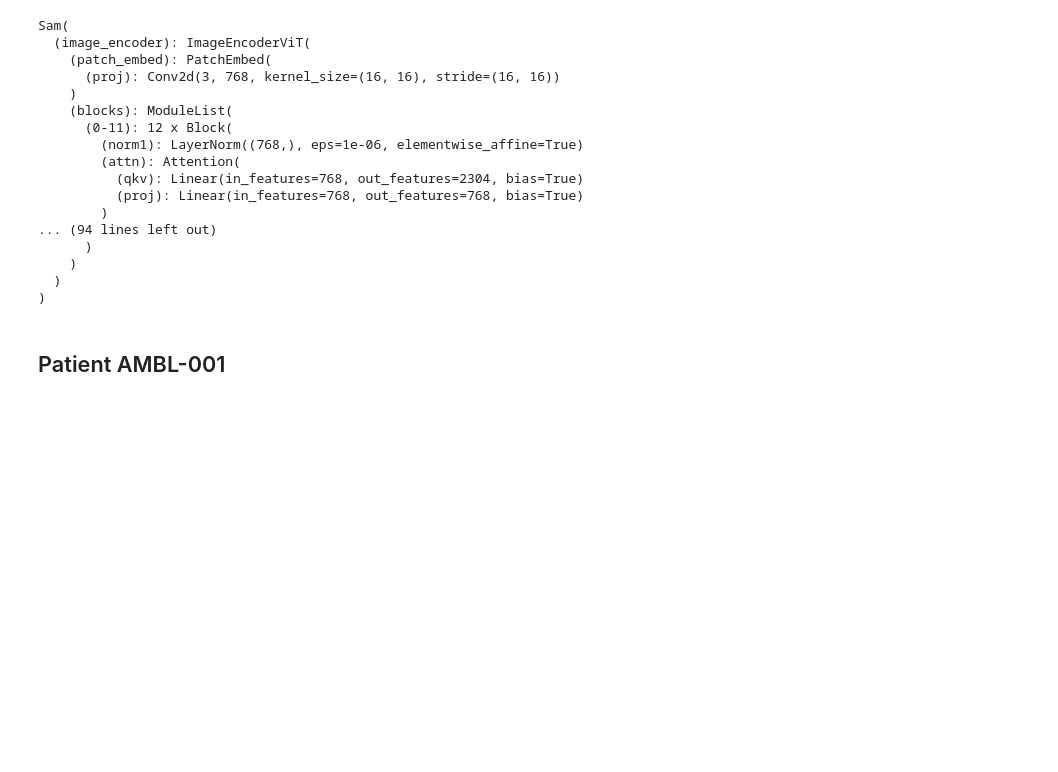
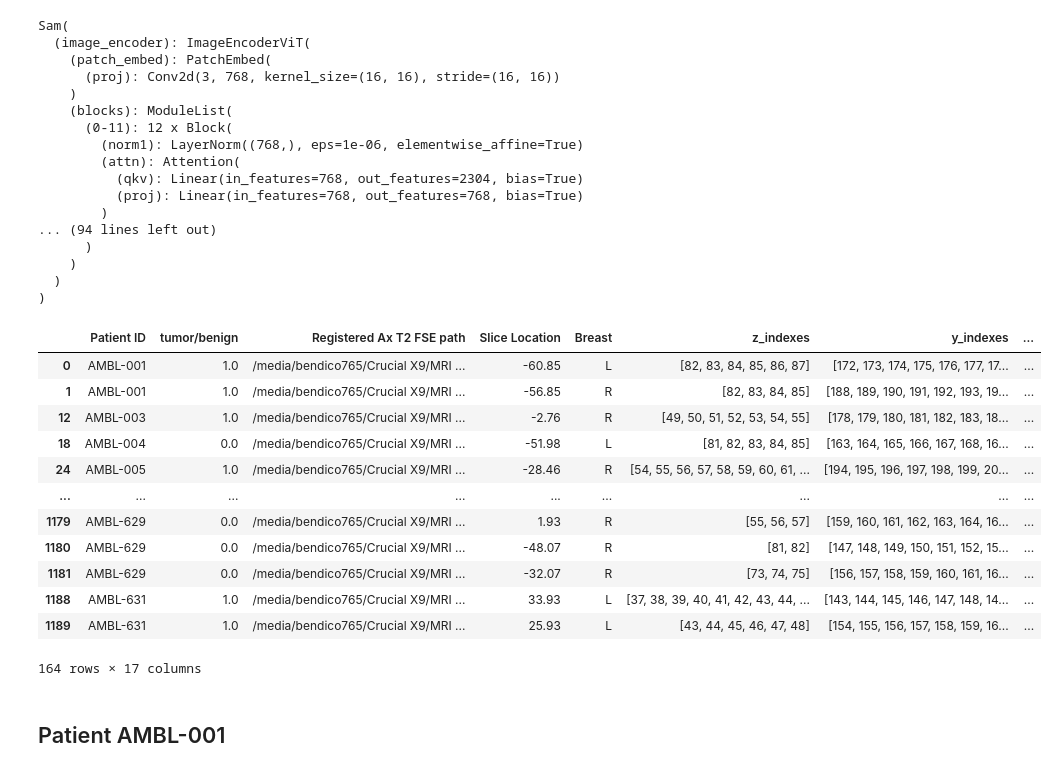
Before and after one commit to bendico765/MRI-Breast, a Jupyter notebook: MedSAM.ipynb, the cells around one changed output. Drawn from its saved outputs; the diff is of its cells as text; code cells hidden in the pictures; blank space fills up the shorter version.

```diff
--- a/MedSAM.ipynb
+++ b/MedSAM.ipynb
@@ -167,5 +135,23 @@ Sam(
     )
   )
 )
+# %%
+df = pd.read_csv("/media/bendico765/Crucial X9/MRI Lesions/lesions_df.csv", index_col=0)
+# %%
+df
+# %% [output]
+|  | Patient ID | tumor/benign | Registered Ax T2 FSE path | Slice Location | Breast | z_indexes | y_indexes | ... |
+| 0 | AMBL-001 | 1.0 | /media/bendico765/Crucial X9/MRI ... | -60.85 | L | [82, 83, 84, 85, 86, 87] | [172, 173, 174, 175, 176, 177, 17... | ... |
+| 1 | AMBL-001 | 1.0 | /media/bendico765/Crucial X9/MRI ... | -56.85 | R | [82, 83, 84, 85] | [188, 189, 190, 191, 192, 193, 19... | ... |
+| 12 | AMBL-003 | 1.0 | /media/bendico765/Crucial X9/MRI ... | -2.76 | R | [49, 50, 51, 52, 53, 54, 55] | [178, 179, 180, 181, 182, 183, 18... | ... |
+| 18 | AMBL-004 | 0.0 | /media/bendico765/Crucial X9/MRI ... | -51.98 | L | [81, 82, 83, 84, 85] | [163, 164, 165, 166, 167, 168, 16... | ... |
+| 24 | AMBL-005 | 1.0 | /media/bendico765/Crucial X9/MRI ... | -28.46 | R | [54, 55, 56, 57, 58, 59, 60, 61, ... | [194, 195, 196, 197, 198, 199, 20... | ... |
+| ... | ... | ... | ... | ... | ... | ... | ... | ... |
+| 1179 | AMBL-629 | 0.0 | /media/bendico765/Crucial X9/MRI ... | 1.93 | R | [55, 56, 57] | [159, 160, 161, 162, 163, 164, 16... | ... |
+| 1180 | AMBL-629 | 0.0 | /media/bendico765/Crucial X9/MRI ... | -48.07 | R | [81, 82] | [147, 148, 149, 150, 151, 152, 15... | ... |
+| 1181 | AMBL-629 | 0.0 | /media/bendico765/Crucial X9/MRI ... | -32.07 | R | [73, 74, 75] | [156, 157, 158, 159, 160, 161, 16... | ... |
+| 1188 | AMBL-631 | 1.0 | /media/bendico765/Crucial X9/MRI ... | 33.93 | L | [37, 38, 39, 40, 41, 42, 43, 44, ... | [143, 144, 145, 146, 147, 148, 14... | ... |
+| 1189 | AMBL-631 | 1.0 | /media/bendico765/Crucial X9/MRI ... | 25.93 | L | [43, 44, 45, 46, 47, 48] | [154, 155, 156, 157, 158, 159, 16... | ... |
+164 rows × 17 columns
 # %% [markdown]
 ## Patient AMBL-001
```
Also changed, not shown: parts of 8 cells of this notebook, 4 other files.
